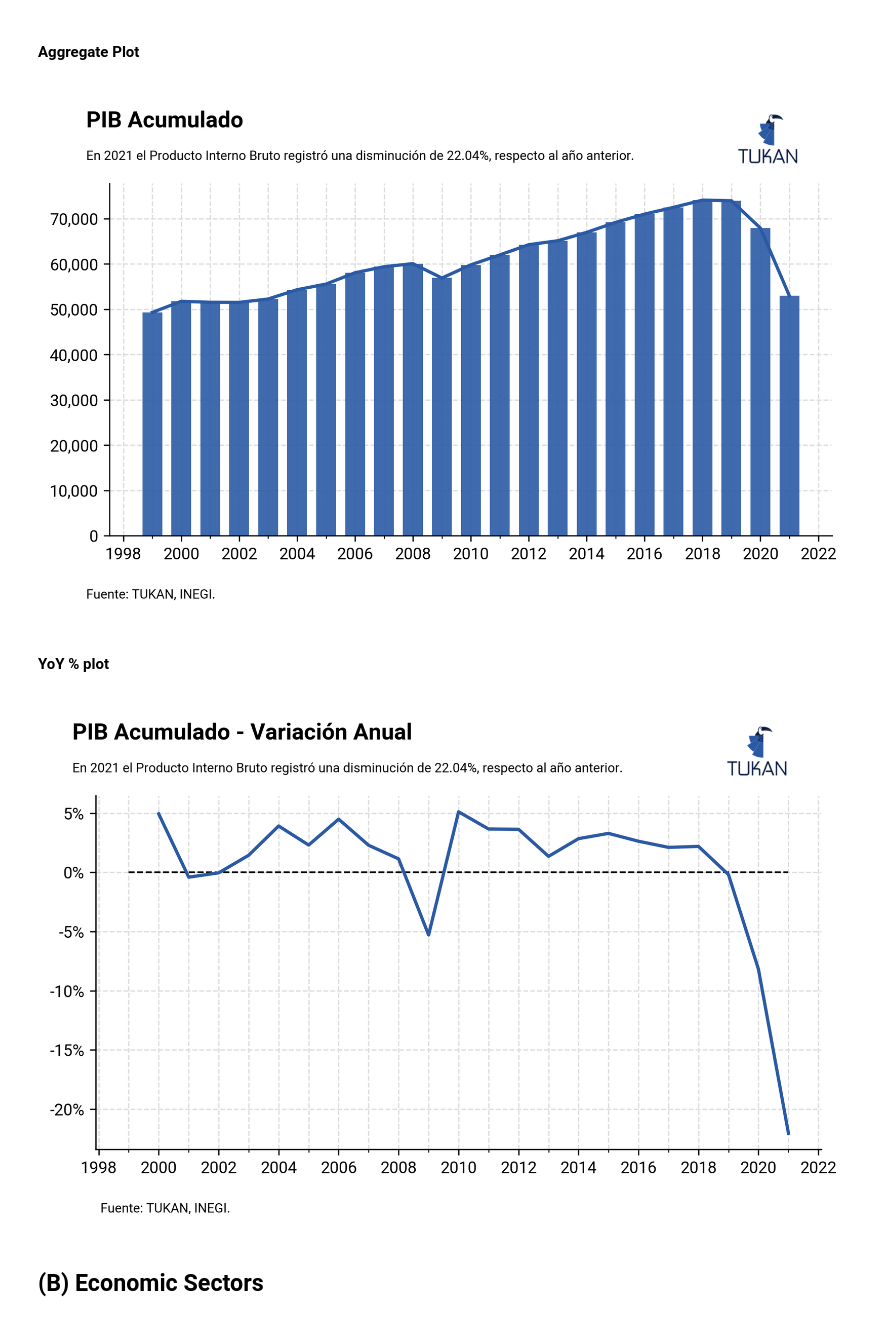
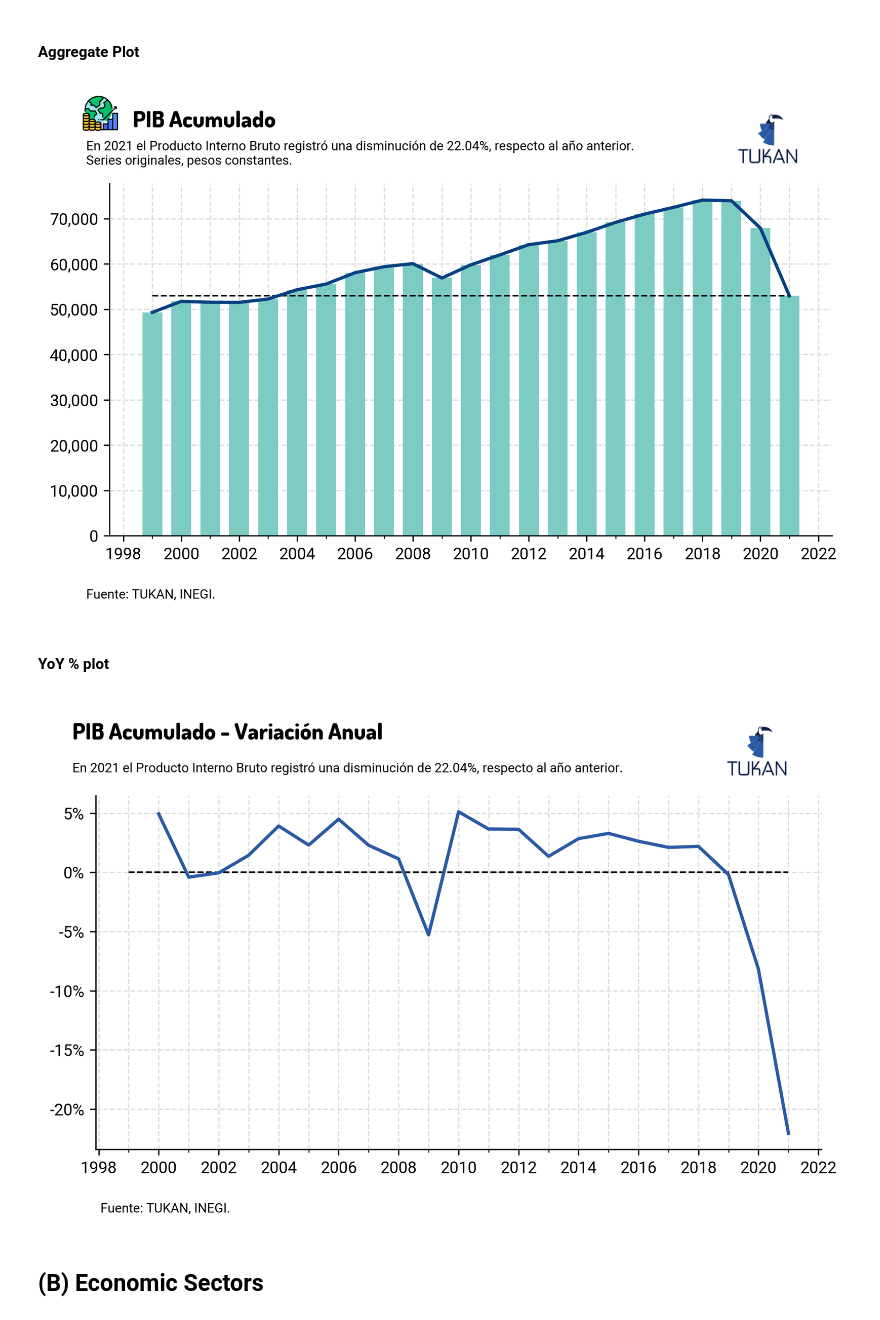
Before and after one commit to TukanMx/tukan_notebooks, a Jupyter notebook: social/social_media/pib/pib_template.ipynb, the cells around one changed output. Drawn from its saved outputs; the diff is of its cells as text; code cells hidden in the pictures.

Commit message:
approved sm post plots

```diff
--- a/social/social_media/pib/pib_template.ipynb
+++ b/social/social_media/pib/pib_template.ipynb
@@ -351,10 +376,11 @@ agg_filtered_gdp
 # %%
 fig = plt.figure(dpi=300, figsize=(8,4))
 ax = plt.subplot(111)
-
+cmap = mpl.cm.get_cmap("GnBu_r", 5)
 # Data to plot
-ax.plot(agg_filtered_gdp["date"], agg_filtered_gdp["675882bced9ce54"], lw=2, zorder=3)
-ax.bar(agg_filtered_gdp["date"], agg_filtered_gdp["675882bced9ce54"], zorder=2, width = 250, align='center', alpha=0.9)
+ax.plot(agg_filtered_gdp["date"], agg_filtered_gdp["675882bced9ce54"], lw=2, zorder=3, color=cmap(0))
+ax.bar(agg_filtered_gdp["date"], agg_filtered_gdp["675882bced9ce54"], zorder=2, width = 250, align='center', alpha=0.99, color=cmap(2))
+ax.hlines(agg_filtered_gdp["675882bced9ce54"].tail(1).values, agg_filtered_gdp["date"].min(), agg_filtered_gdp["date"].max(), ls="--", color="black", lw=1)
 
 # Add minor gridlines and format ticks
 ax.xaxis.set_major_locator(mdates.YearLocator(2))
@@ -377,20 +403,27 @@ else:
     variation = 'una disminución'
 
 fig.text(
-    0.1,
+    0.15,
     1,
     "PIB Acumulado",
     size=14,
-    weight = "bold"
+    weight = "bold",
+    family = "Dosis"
 )
 fig.text(
     0.1,
-    0.93,
-    "En "+ str(last_year) + " el Producto Interno Bruto registró "+ variation + " de " + str(abs(growth.round(2))) +"%, respecto al año anterior.",
+    0.92,
+    "En "+ str(last_year) + " el Producto Interno Bruto registró "+ variation + " de " + str(abs(growth.round(2))) +"%, respecto al año anterior.\nSeries originales, pesos constantes.",
     size=8
 )
 # Add footer
 fig.text(0.1, -0.01, "Fuente: TUKAN, INEGI.", fontsize=8)
+
+# Icon
+econ_icon = image.imread("economic.png")
+econ_ax = fig.add_axes([0.09, .99, 0.05, 0.08], zorder=1)
+econ_ax.imshow(econ_icon)
+econ_ax.axis("off")
 
 # Save plot with TUKAN logo, transparent and white
 # plt.savefig(
@@ -398,34 +431,34 @@ fig.text(0.1, -0.01, "Fuente: TUKAN, INEGI.", fontsize=8)
 #     dpi=300,
 #     bbox_inches="tight",
 #     # facecolor="white",
 #     edgecolor="none",
 #     transparent=True,
 # )
 
 tukan_im = image.imread(module_path + "\\assets\\logo\\logo192.png")
 newax = fig.add_axes([0.72, .88, 0.16, 0.19], anchor="NE", zorder=1)
 newax.imshow(tukan_im)
 newax.axis("off")
 
 plt.savefig(
     "plots/gdp_agg_logo.png",
     dpi=300,
     bbox_inches="tight",
     # facecolor="white",
     edgecolor="none",
     transparent=True,
 )
 
 plt.savefig(
     "plots/gdp_agg_white_logo.png",
     dpi=300,
     bbox_inches="tight",
     facecolor="white",
     edgecolor="none",
     transparent=False,
 )
 # %% [output]
-[figure, old version]
+[figure, new version]
 # %% [markdown]
 #### YoY % plot
 # %%
@@ -462,7 +495,8 @@ fig.text(
     1,
     "PIB Acumulado - Variación Anual",
     size=14,
-    weight = "bold"
+    weight = "bold",
+    family = "Dosis"
 )
 fig.text(
     0.1,
@@ -506,7 +540,7 @@ plt.savefig(
     transparent=False,
 )
 # %% [output]
-[figure, old version]
+[figure, new version]
 # %% [markdown]
 ## (B) Economic Sectors
 # %% [markdown]
```
Also changed, not shown: parts of 7 cells of this notebook.
